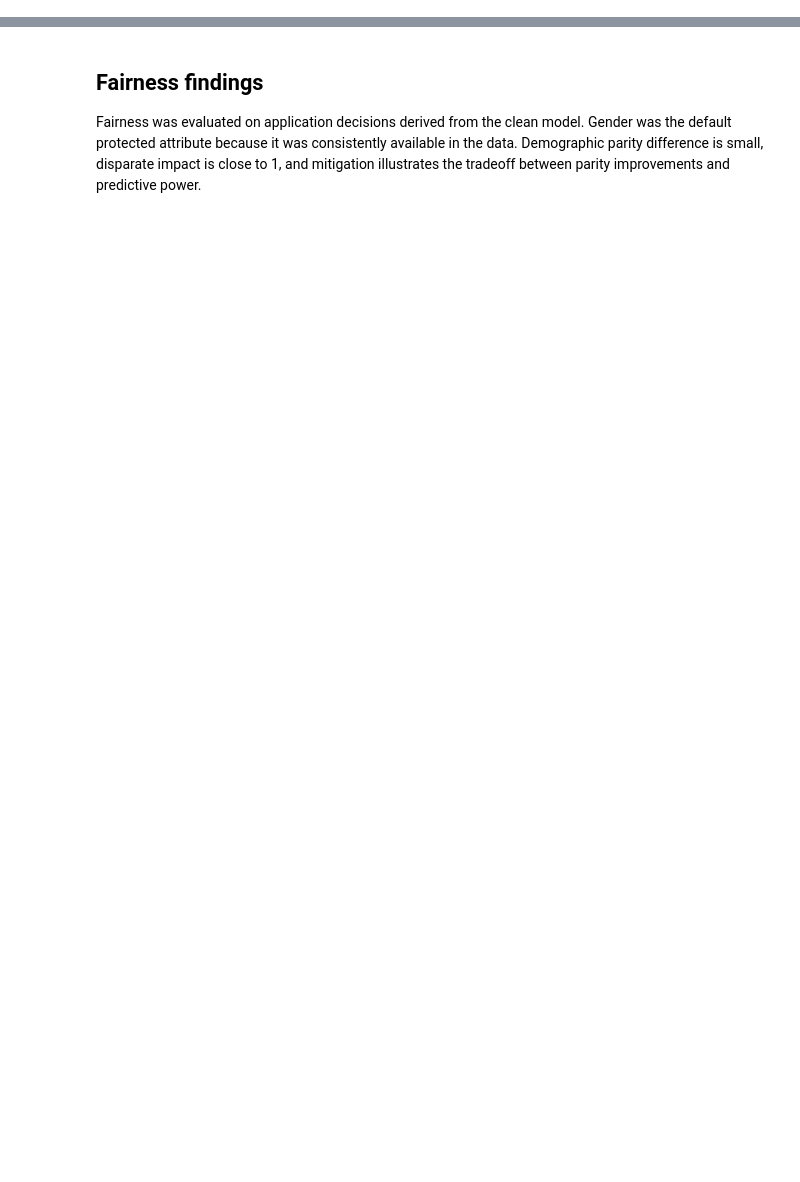
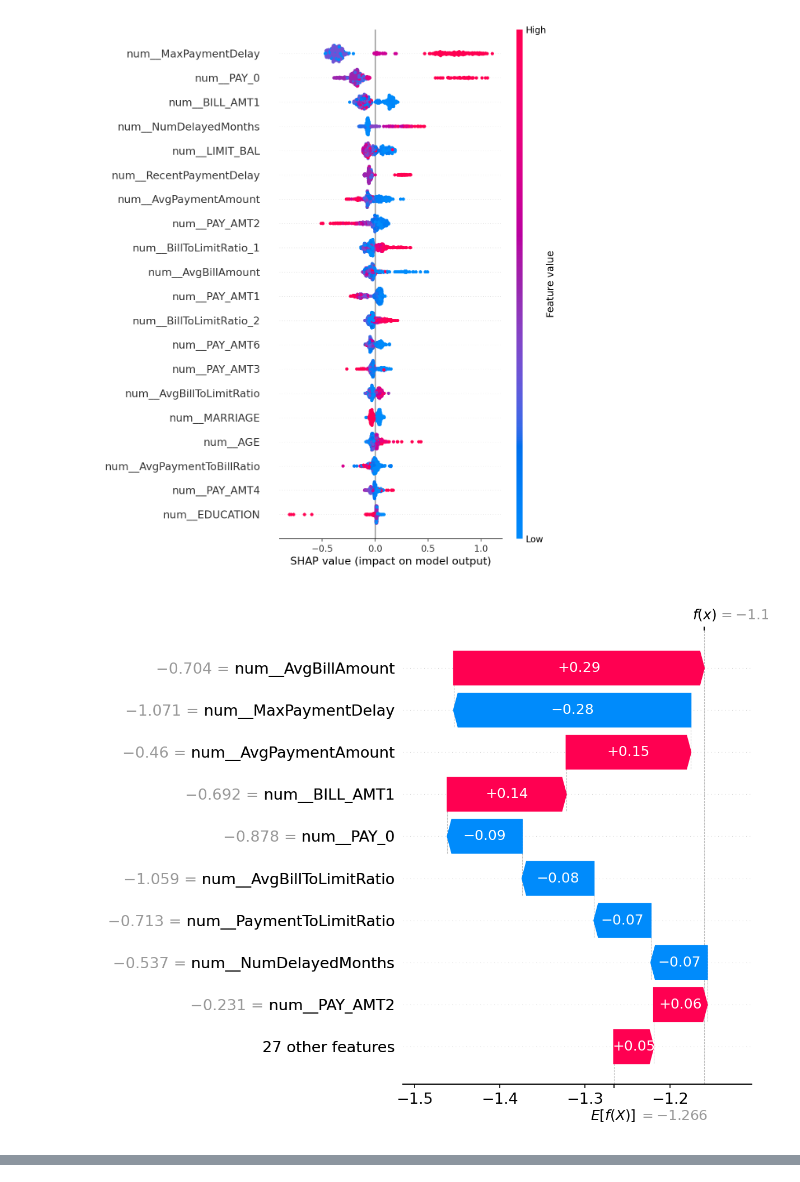
Before and after one commit to KarthikAshtekar/credit-default-xai, a Jupyter notebook: notebooks/12_final_results.ipynb, the cells around one changed output, grey strips where cells are left out. Drawn from its saved outputs; the diff is of its cells as text; code cells hidden in the pictures; blank space fills up the shorter version.

```diff
--- a/notebooks/12_final_results.ipynb
+++ b/notebooks/12_final_results.ipynb
@@ -79,4 +122,7 @@ Global SHAP explanations indicate that bureau score and loan-burden related vari
 # %%
-show_image_if_exists(REPORTS / 'explainability_reports' / 'application_model' / 'xgboost_application_shap_summary.png')
-show_image_if_exists(REPORTS / 'explainability_reports' / 'application_model' / 'xgboost_application_shap_local.png')
-show_image_if_exists(REPORTS / 'explainability_reports' / 'application_model' / 'xgboost_application_lime_local.png')
+show_image_if_exists(REPORTS / 'explainability_reports' / 'application_model' / 'xgboost_public_shap_summary.png')
+show_image_if_exists(REPORTS / 'explainability_reports' / 'application_model' / 'xgboost_public_shap_local.png')
+show_image_if_exists(REPORTS / 'explainability_reports' / 'application_model' / 'xgboost_public_lime_local.png')
+# %% [output]
+[figure, added]
+[figure, added]
@@ -83,4 +129,0 @@ show_image_if_exists(REPORTS / 'explainability_reports' / 'application_model' /
-# %% [markdown]
-## Fairness findings
-
-Fairness was evaluated on application decisions derived from the clean model. Gender was the default protected attribute because it was consistently available in the data. Demographic parity difference is small, disparate impact is close to 1, and mitigation illustrates the tradeoff between parity improvements and predictive power.
```
Also changed, not shown: parts of 23 cells of this notebook, 12 other files.
